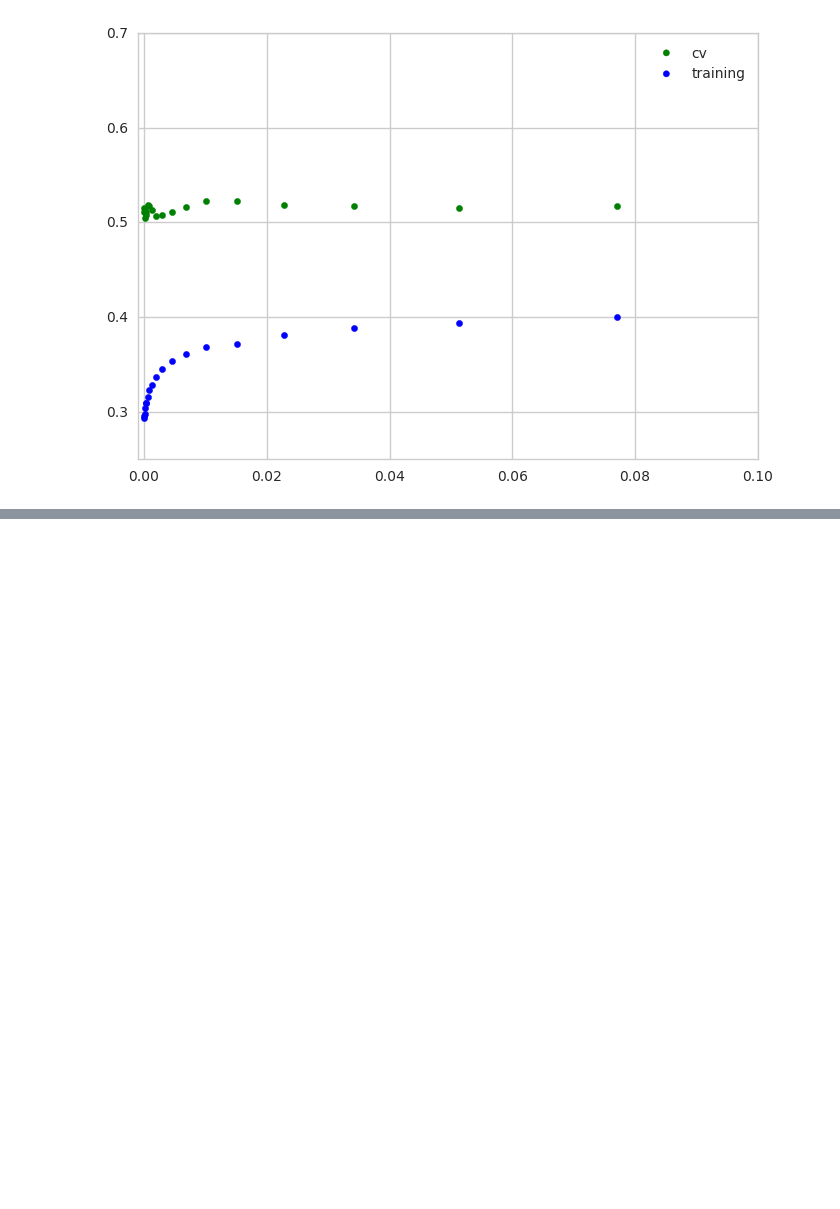
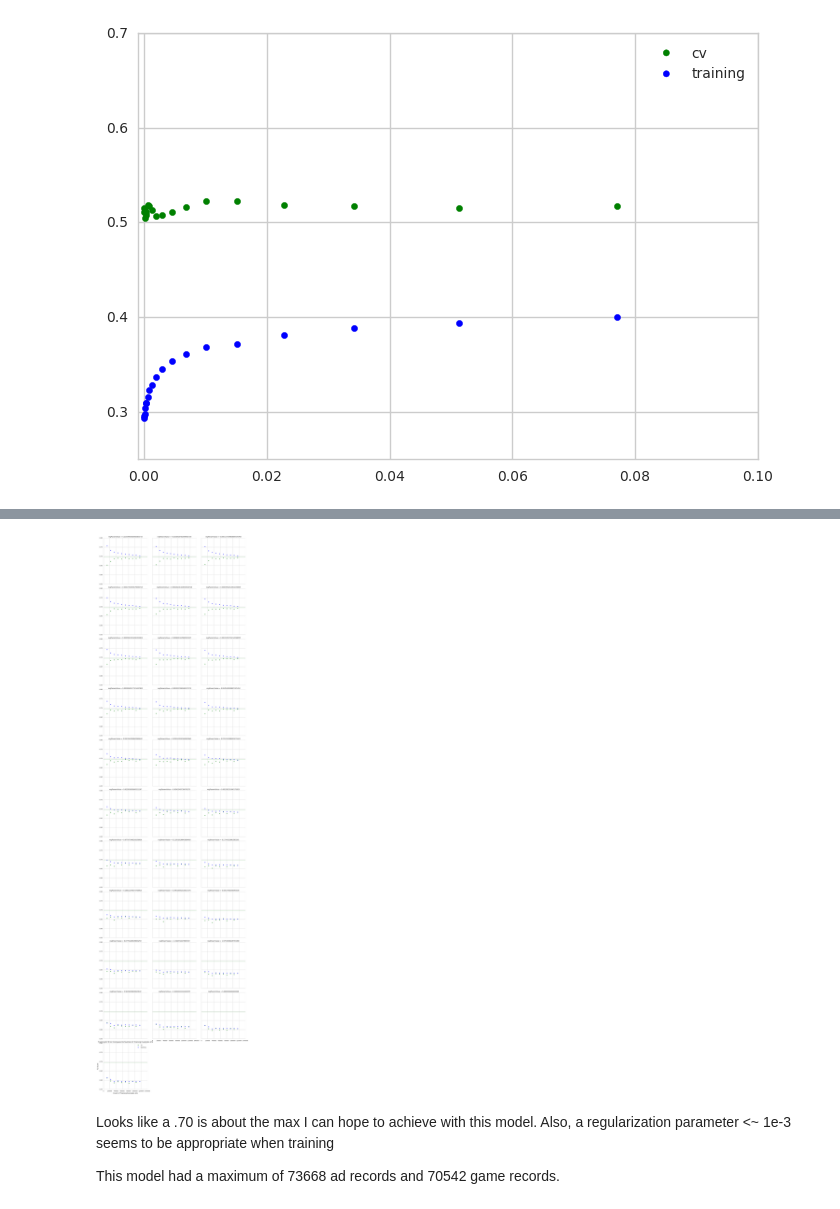
Before and after one commit to brycemcd/muteButton, a Jupyter notebook: extra/modelAnalysis/2016-09-25-BAM-mutButton-logreg-model-analysis.ipynb, the cells around one changed output, grey strips where cells are left out. Saved outputs shown, nothing was run; the diff lists cells and outputs as text; code cells hidden in the pictures; blank space fills up the shorter version.

Commit message:
Looking at results of adding more data to model

```diff
--- a/extra/modelAnalysis/2016-09-25-BAM-mutButton-logreg-model-analysis.ipynb
+++ b/extra/modelAnalysis/2016-09-25-BAM-mutButton-logreg-model-analysis.ipynb
@@ -75,0 +80,18 @@ plt.show()
+# %%
+data_headers = [
+    'm',
+    'trainingScore',
+    'cvScore',
+    'SGDIterationCnt',
+    'x1',
+    'elasticNetParamValue',
+    'x3',
+    'regParamValue',
+]
+
+raw_data = pd.read_csv('data/training-1475191899995', names=data_headers)
+
+helpful_cols = [col for col in list(raw_data) if not col.startswith('x')]
+data = raw_data[helpful_cols]
+
+data.head()
@@ -75,0 +105,17 @@ plt.show()
+# %%
+g = sns.FacetGrid(data, col="regParamValue", size=5, col_wrap=3)
+g = g.map(plt.scatter, "m", "cvScore", color='green', label="cv")
+g = g.map(plt.scatter, "m", "trainingScore", color='blue', label="training")
+g = g.map(plt.axhline, y=data['cvScore'].max(), color='g', alpha=0.3)
+
+plt.title("Training/CV Error Compared to Number of Training Examples (m)")
+plt.xlabel("Count of Training Examples (m)")
+plt.ylabel("F1 Score")
+plt.legend()
+plt.show()
+# %% [output]
+[figure, added]
+# %% [markdown]
+Looks like a .70 is about the max I can hope to achieve with this model. Also, a regularization parameter <~ 1e-3 seems to be appropriate when training
+
+This model had a maximum of 73668 ad records and 70542 game records.
```
Also changed, not shown: parts of 4 cells of this notebook, 2 other files.
